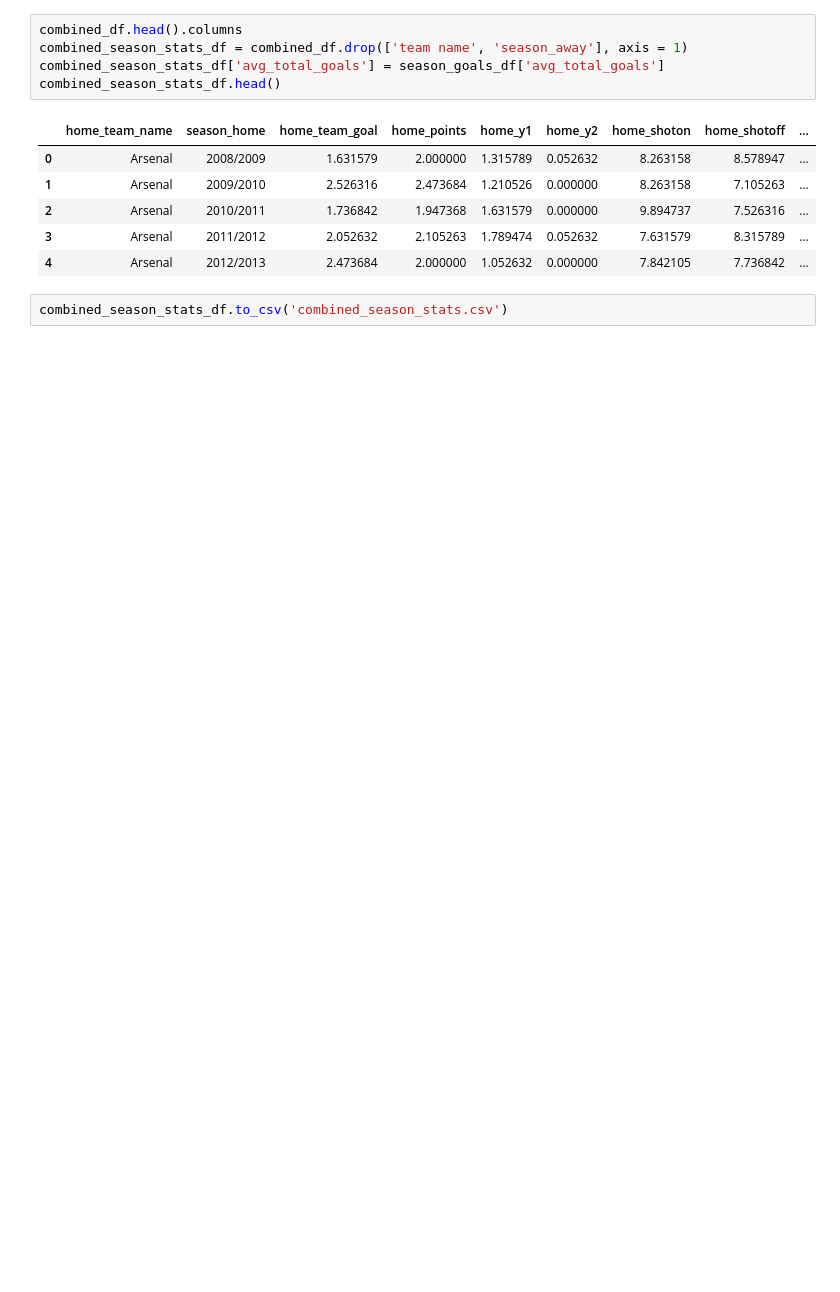
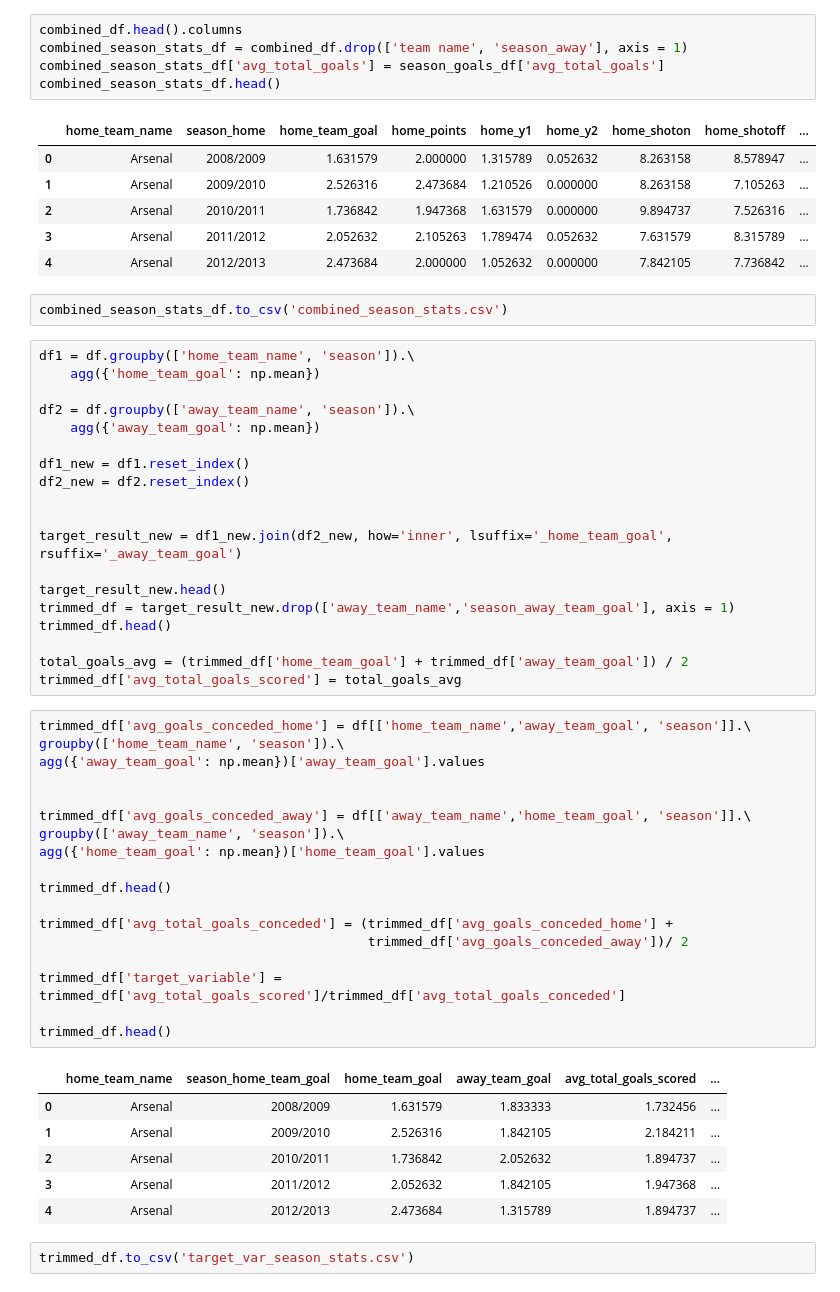
Before and after one commit to mwehlast/ls88_project, a Jupyter notebook: Descriptive+Statistics.ipynb, the cells around one changed output. Cells and saved outputs as stored; diff of their text form; blank space fills up the shorter version.

Commit message:
Added target var per season dataframe

```diff
--- a/Descriptive+Statistics.ipynb
+++ b/Descriptive+Statistics.ipynb
@@ -742,3 +740,49 @@ combined_season_stats_df.head()
 | 4 | Arsenal | 2012/2013 | 2.473684 | 2.000000 | 1.052632 | 0.000000 | 7.842105 | 7.736842 | ... |
 # %%
 combined_season_stats_df.to_csv('combined_season_stats.csv')
+# %%
+df1 = df.groupby(['home_team_name', 'season']).\
+    agg({'home_team_goal': np.mean})
+
+df2 = df.groupby(['away_team_name', 'season']).\
+    agg({'away_team_goal': np.mean})
+
+df1_new = df1.reset_index()
+df2_new = df2.reset_index()
+
+
+target_result_new = df1_new.join(df2_new, how='inner', lsuffix='_home_team_goal', rsuffix='_away_team_goal')
+
+target_result_new.head()
+trimmed_df = target_result_new.drop(['away_team_name','season_away_team_goal'], axis = 1)
+trimmed_df.head()
+
+total_goals_avg = (trimmed_df['home_team_goal'] + trimmed_df['away_team_goal']) / 2
+trimmed_df['avg_total_goals_scored'] = total_goals_avg
+# %%
+trimmed_df['avg_goals_conceded_home'] = df[['home_team_name','away_team_goal', 'season']].\
+groupby(['home_team_name', 'season']).\
+agg({'away_team_goal': np.mean})['away_team_goal'].values
+
+
+trimmed_df['avg_goals_conceded_away'] = df[['away_team_name','home_team_goal', 'season']].\
+groupby(['away_team_name', 'season']).\
+agg({'home_team_goal': np.mean})['home_team_goal'].values
+
+trimmed_df.head()
+
+trimmed_df['avg_total_goals_conceded'] = (trimmed_df['avg_goals_conceded_home'] +
+                                          trimmed_df['avg_goals_conceded_away'])/ 2
+
+trimmed_df['target_variable'] = trimmed_df['avg_total_goals_scored']/trimmed_df['avg_total_goals_conceded']
+
+trimmed_df.head()
+# %% [output]
+|  | home_team_name | season_home_team_goal | home_team_goal | away_team_goal | avg_total_goals_scored | ... |
+| 0 | Arsenal | 2008/2009 | 1.631579 | 1.833333 | 1.732456 | ... |
+| 1 | Arsenal | 2009/2010 | 2.526316 | 1.842105 | 2.184211 | ... |
+| 2 | Arsenal | 2010/2011 | 1.736842 | 2.052632 | 1.894737 | ... |
+| 3 | Arsenal | 2011/2012 | 2.052632 | 1.842105 | 1.947368 | ... |
+| 4 | Arsenal | 2012/2013 | 2.473684 | 1.315789 | 1.894737 | ... |
+# %%
+trimmed_df.to_csv('target_var_season_stats.csv')
```
Also changed, not shown: parts of 4 cells of this notebook, 1 other file.
